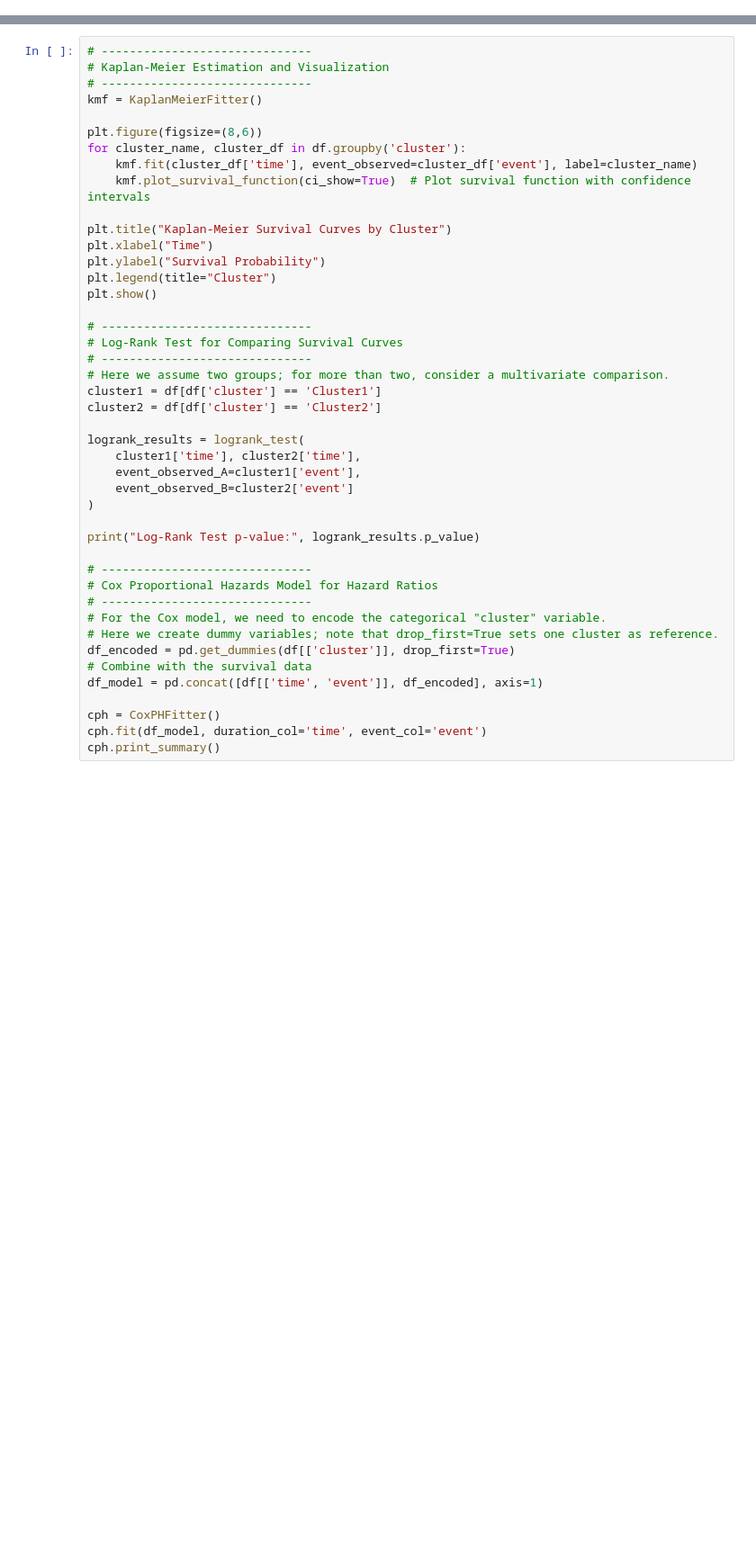
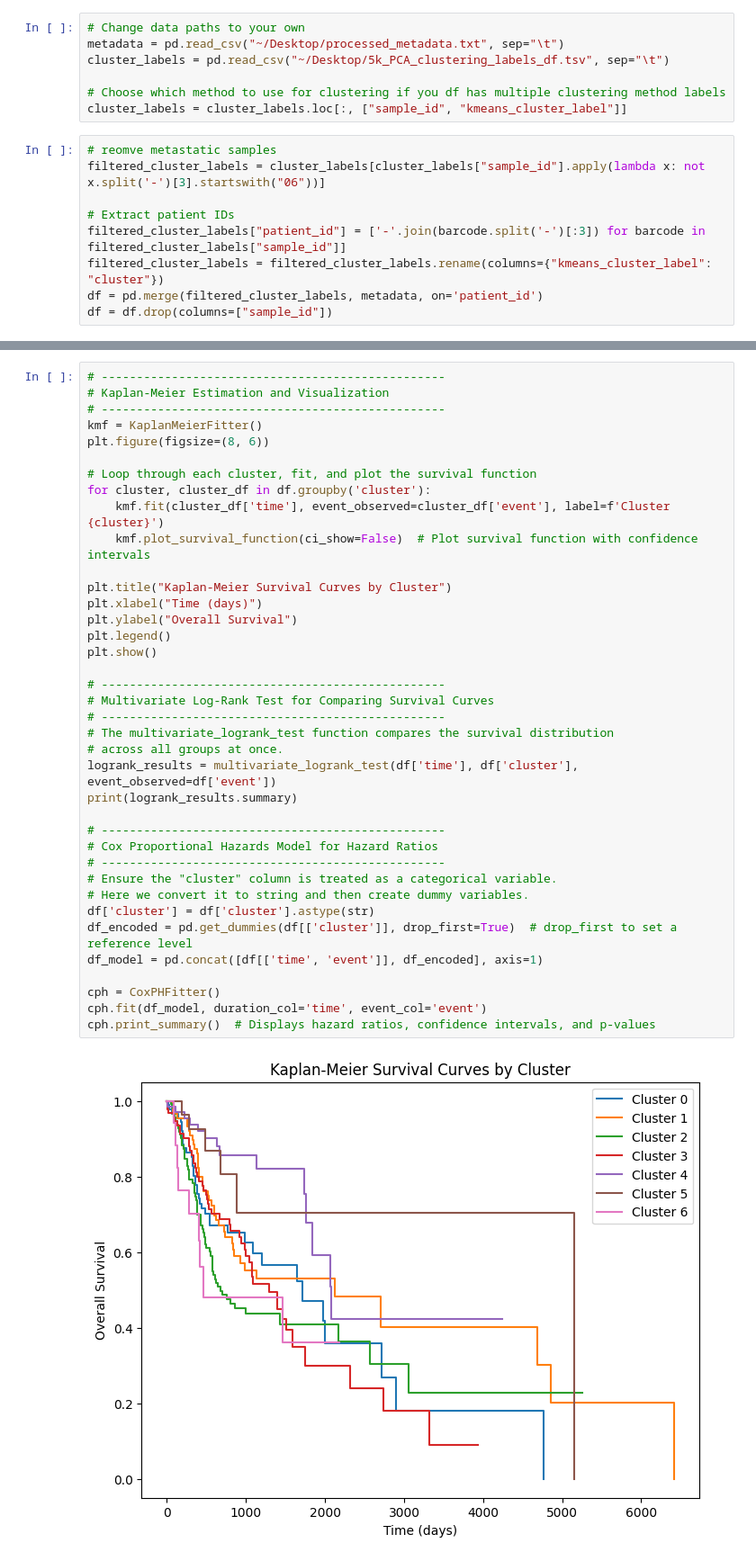
Before and after one commit to Harrison-Q-Ma/BNFO285_Projects, a Jupyter notebook: project_1/Wenshu/qualitative_assessments.ipynb, the cells around one changed output, grey strips where cells are left out. Shown: that part at 90% size. Drawn from its saved outputs; the diff is of its cells as text; blank space fills up the shorter version.

Commit message:
qualitative assements of clusters notebook

```diff
--- a/project_1/Wenshu/qualitative_assessments.ipynb
+++ b/project_1/Wenshu/qualitative_assessments.ipynb
@@ -3,0 +11,16 @@
+# %%
+# Change data paths to your own
+metadata = pd.read_csv("~/Desktop/processed_metadata.txt", sep="\t")
+cluster_labels = pd.read_csv("~/Desktop/5k_PCA_clustering_labels_df.tsv", sep="\t")
+
+# Choose which method to use for clustering if you df has multiple clustering method labels
+cluster_labels = cluster_labels.loc[:, ["sample_id", "kmeans_cluster_label"]]
+# %%
+# reomve metastatic samples
+filtered_cluster_labels = cluster_labels[cluster_labels["sample_id"].apply(lambda x: not x.split('-')[3].startswith("06"))]
+
+# Extract patient IDs
+filtered_cluster_labels["patient_id"] = ['-'.join(barcode.split('-')[:3]) for barcode in filtered_cluster_labels["sample_id"]]
+filtered_cluster_labels = filtered_cluster_labels.rename(columns={"kmeans_cluster_label": "cluster"})
+df = pd.merge(filtered_cluster_labels, metadata, on='patient_id')
+df = df.drop(columns=["sample_id"])
@@ -4,44 +33,40 @@
 # %%
-# ------------------------------
+# -------------------------------------------------
 # Kaplan-Meier Estimation and Visualization
-# ------------------------------
+# -------------------------------------------------
 kmf = KaplanMeierFitter()
+plt.figure(figsize=(8, 6))
 
-plt.figure(figsize=(8,6))
-for cluster_name, cluster_df in df.groupby('cluster'):
-    kmf.fit(cluster_df['time'], event_observed=cluster_df['event'], label=cluster_name)
-    kmf.plot_survival_function(ci_show=True)  # Plot survival function with confidence intervals
+# Loop through each cluster, fit, and plot the survival function
+for cluster, cluster_df in df.groupby('cluster'):
+    kmf.fit(cluster_df['time'], event_observed=cluster_df['event'], label=f'Cluster {cluster}')
+    kmf.plot_survival_function(ci_show=False)  # Plot survival function with confidence intervals
 
 plt.title("Kaplan-Meier Survival Curves by Cluster")
-plt.xlabel("Time")
-plt.ylabel("Survival Probability")
-plt.legend(title="Cluster")
+plt.xlabel("Time (days)")
+plt.ylabel("Overall Survival")
+plt.legend()
 plt.show()
 
-# ------------------------------
-# Log-Rank Test for Comparing Survival Curves
-# ------------------------------
-# Here we assume two groups; for more than two, consider a multivariate comparison.
-cluster1 = df[df['cluster'] == 'Cluster1']
-cluster2 = df[df['cluster'] == 'Cluster2']
+# -------------------------------------------------
+# Multivariate Log-Rank Test for Comparing Survival Curves
+# -------------------------------------------------
+# The multivariate_logrank_test function compares the survival distribution
+# across all groups at once.
+logrank_results = multivariate_logrank_test(df['time'], df['cluster'], event_observed=df['event'])
+print(logrank_results.summary)
 
-logrank_results = logrank_test(
-    cluster1['time'], cluster2['time'],
-    event_observed_A=cluster1['event'],
-    event_observed_B=cluster2['event']
-)
-
-print("Log-Rank Test p-value:", logrank_results.p_value)
-
-# ------------------------------
+# -------------------------------------------------
 # Cox Proportional Hazards Model for Hazard Ratios
-# ------------------------------
-# For the Cox model, we need to encode the categorical "cluster" variable.
-# Here we create dummy variables; note that drop_first=True sets one cluster as reference.
-df_encoded = pd.get_dummies(df[['cluster']], drop_first=True)
-# Combine with the survival data
+# -------------------------------------------------
+# Ensure the "cluster" column is treated as a categorical variable.
+# Here we convert it to string and then create dummy variables.
+df['cluster'] = df['cluster'].astype(str)
+df_encoded = pd.get_dummies(df[['cluster']], drop_first=True)  # drop_first to set a reference level
 df_model = pd.concat([df[['time', 'event']], df_encoded], axis=1)
 
 cph = CoxPHFitter()
 cph.fit(df_model, duration_col='time', event_col='event')
-cph.print_summary()
+cph.print_summary()  # Displays hazard ratios, confidence intervals, and p-values
+# %% [output]
+[figure, added]
```
Also changed, not shown: parts of 6 cells of this notebook, 1 other file.
